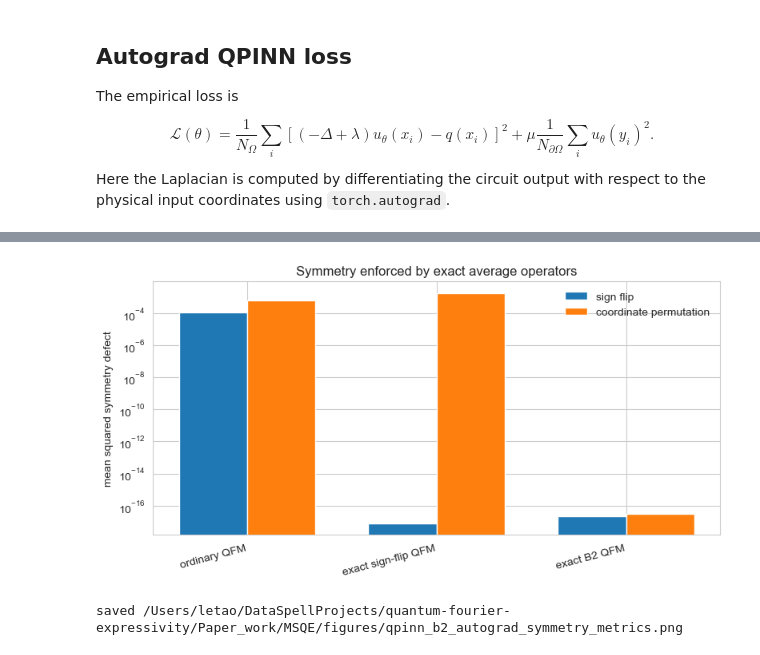
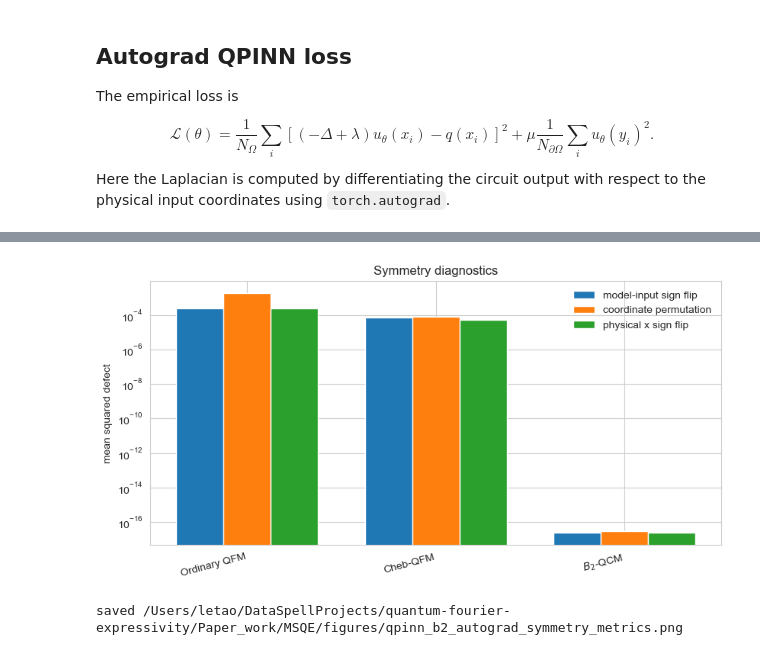
Before and after one commit to Letao-WANG/quantum-fourier-expressivity, a Jupyter notebook: Paper_work/QPINN_hyperoctahedral_chebyshev_autograd.ipynb, the cells around one changed output, grey strips where cells are left out. Drawn from its saved outputs; the diff is of its cells as text; code cells hidden in the pictures.

```diff
--- a/Paper_work/QPINN_hyperoctahedral_chebyshev_autograd.ipynb
+++ b/Paper_work/QPINN_hyperoctahedral_chebyshev_autograd.ipynb
@@ -172,6 +174,7 @@ STRONG_LAYERS_PER_BLOCK = 1
 EXP_BASE = 3.0
 ENCODING_SCALE = 1.0
 DIFF_GENERATOR_PER_LAYER = False
+ACOS_EPS = 1.0e-6
 
 LAMBDA = 1.0
 SOURCE_MODE_COEFFICIENTS = {
@@ -180,10 +183,11 @@ SOURCE_MODE_COEFFICIENTS = {
     (3, 1): 0.3,
 }
 
-TRAINING_STEPS = 60
+TRAINING_STEPS = 100
+N_RUNS = 5
 INTERIOR_BATCH = 16
 BOUNDARY_BATCH = 16
-LR = 1.0e-2
+LR = 1e-2
 BOUNDARY_WEIGHT = 10.0
 INTERIOR_MARGIN = 0.94
 GRAD_CLIP = 5.0
@@ -619,27 +780,29 @@ print(f"saved {solution_path}")
 saved /Users/letao/DataSpellProjects/quantum-fourier-expressivity/Paper_work/MSQE/figures/qpinn_b2_autograd_solution_comparison.png
 # %%
 labels = list(symmetry.keys())
-sign_values = [symmetry[name]["sign_flip_mse"] for name in labels]
+model_sign_values = [symmetry[name]["model_input_sign_flip_mse"] for name in labels]
 perm_values = [symmetry[name]["permutation_mse"] for name in labels]
+physical_sign_values = [symmetry[name]["physical_evenness_mse"] for name in labels]
 
 xpos = np.arange(len(labels))
-width = 0.36
+width = 0.25
 
-plt.figure(figsize=(8.0, 4.2))
-plt.bar(xpos - width / 2, sign_values, width, label="sign flip")
-plt.bar(xpos + width / 2, perm_values, width, label="coordinate permutation")
+plt.figure(figsize=(8.4, 4.4))
+plt.bar(xpos - width, model_sign_values, width, label="model-input sign flip")
+plt.bar(xpos, perm_values, width, label="coordinate permutation")
+plt.bar(xpos + width, physical_sign_values, width, label="physical x sign flip")
 plt.yscale("log")
 plt.xticks(xpos, labels, rotation=15, ha="right")
-plt.ylabel("mean squared symmetry defect")
-plt.title("Symmetry enforced by exact average operators")
+plt.ylabel("mean squared defect")
+plt.title("Symmetry diagnostics")
 plt.legend(frameon=False)
 plt.tight_layout()
 symmetry_path = FIGURE_DIR / "qpinn_b2_autograd_symmetry_metrics.png"
 plt.savefig(symmetry_path, dpi=220)
 show_or_close_current_figure()
 print(f"saved {symmetry_path}")
 # %% [output]
-[figure, old version]
+[figure, new version]
 saved /Users/letao/DataSpellProjects/quantum-fourier-expressivity/Paper_work/MSQE/figures/qpinn_b2_autograd_symmetry_metrics.png
 # %% [markdown]
 ## Interpretation
```
Also changed, not shown: parts of 9 cells of this notebook.
